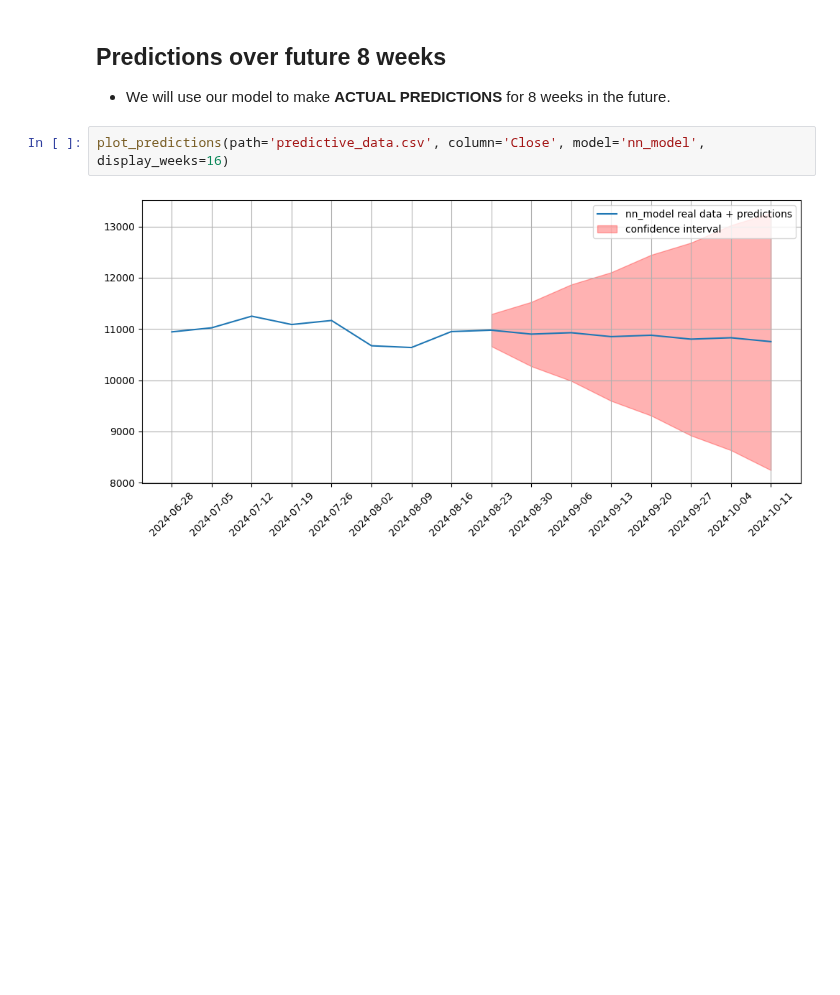
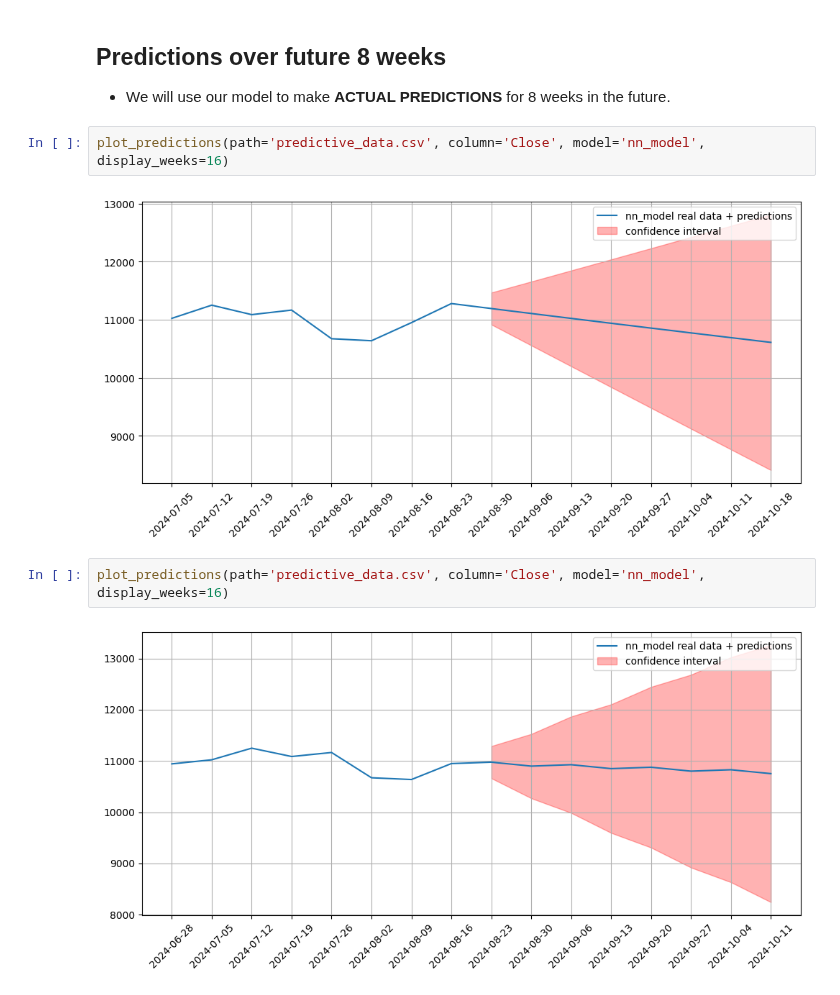
Before and after one commit to romanmmr/stocks_site, a Jupyter notebook: docs/nn_model_predictive_notebook.ipynb, the cells around one changed output. Cells and saved outputs as stored; diff of their text form; blank space fills up the shorter version.

```diff
--- a/docs/nn_model_predictive_notebook.ipynb
+++ b/docs/nn_model_predictive_notebook.ipynb
@@ -29,6 +29,10 @@ plot_sample_data(path='modelled_fitted_data.csv', column='Close')
 ## Predictions over future 8 weeks
 
 * We will use our model to make **ACTUAL PREDICTIONS** for 8 weeks in the future.
+# %%
+plot_predictions(path='predictive_data.csv', column='Close', model='nn_model', display_weeks=16)
+# %% [output]
+[figure, added]
 # %%
 plot_predictions(path='predictive_data.csv', column='Close', model='nn_model', display_weeks=16)
 # %% [output]
```
Also changed, not shown: parts of 1 cell of this notebook, 23 other files.
